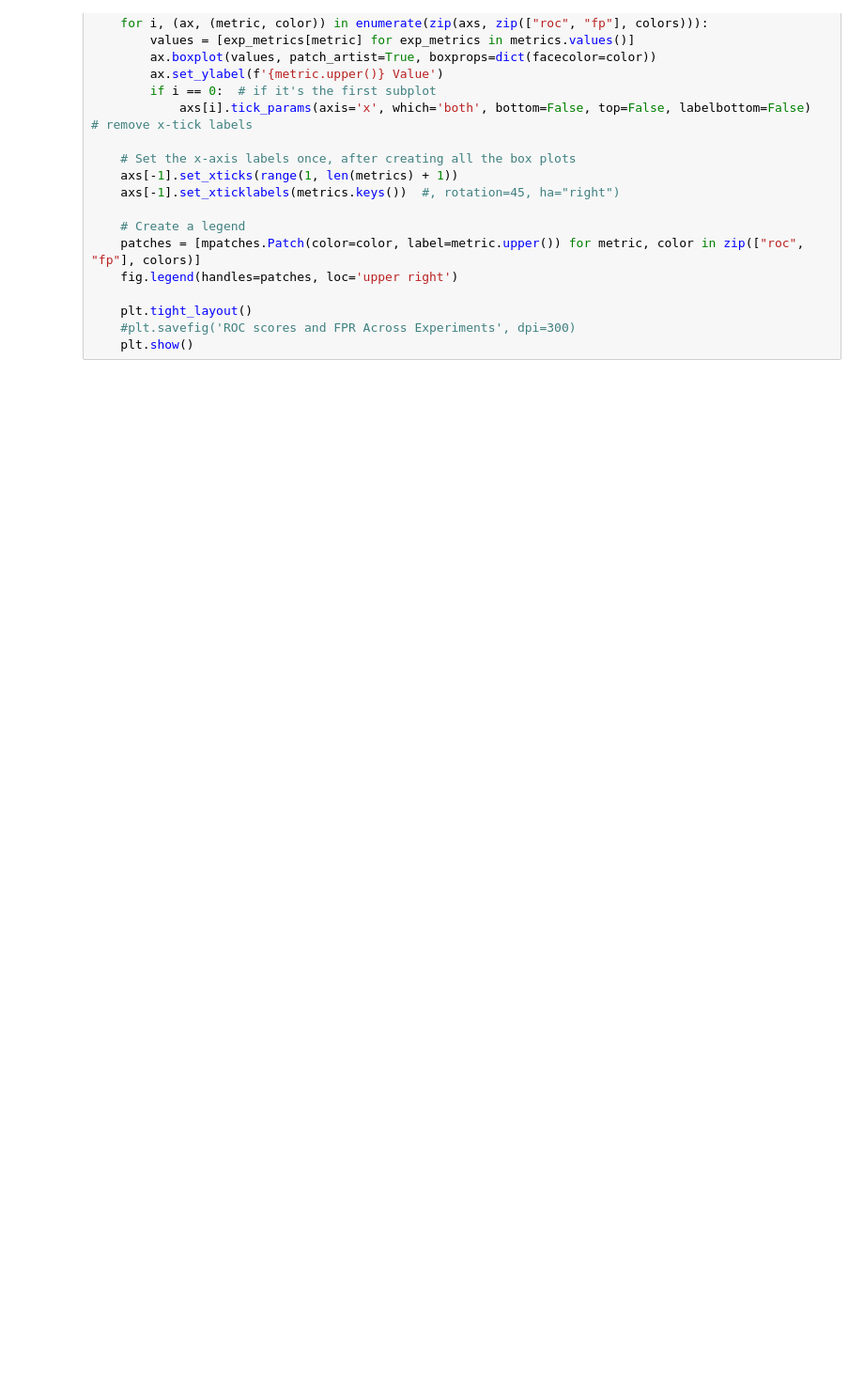
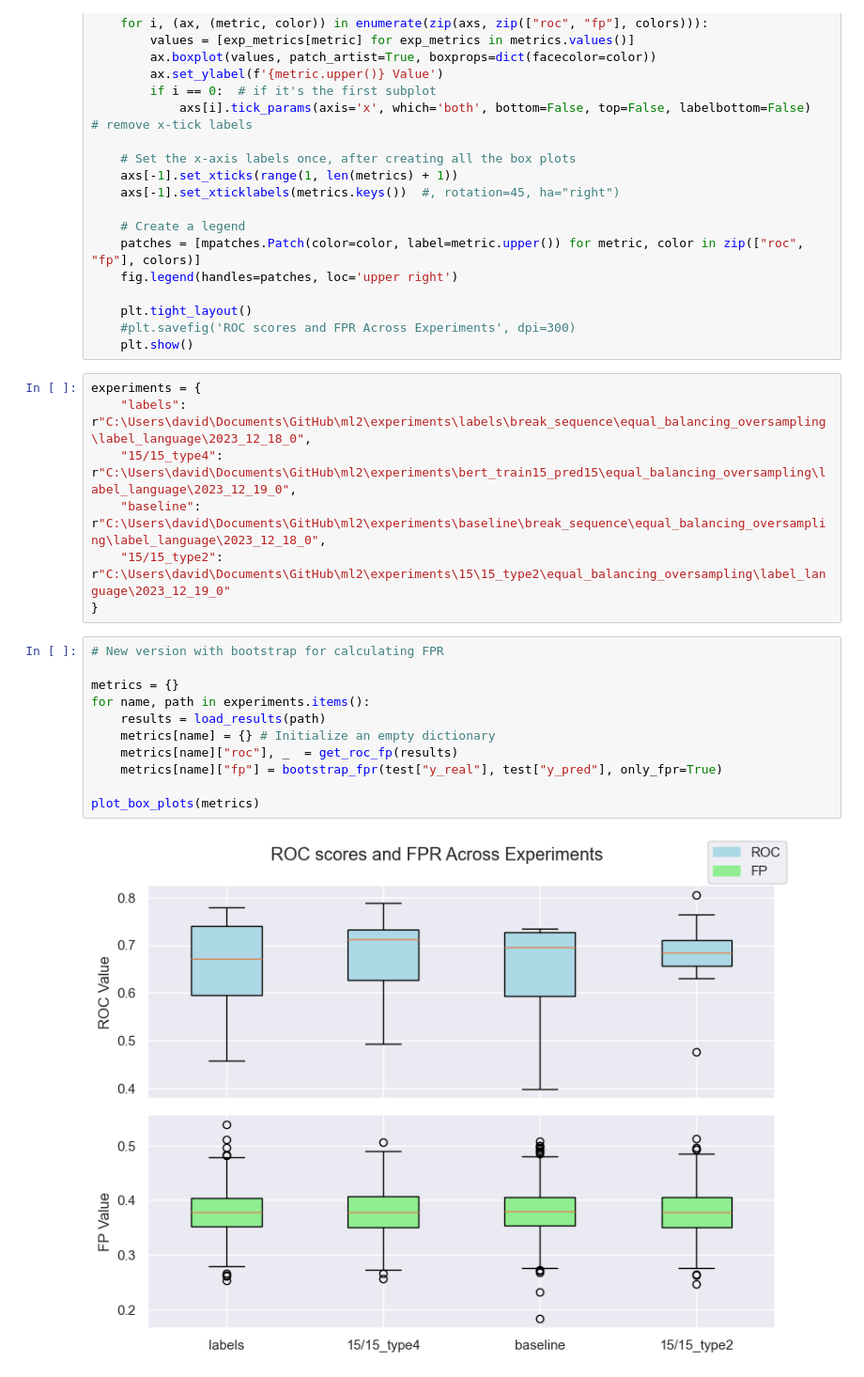
Before and after one commit to CS-433/ml-project-2-losmodelosmatemagicos, a Jupyter notebook: src/get_metrics_of_results.ipynb, the cells around one changed output. Shown at 94% size. Drawn from its saved outputs; the diff is of its cells as text; blank space fills up the shorter version.

```diff
--- a/src/get_metrics_of_results.ipynb
+++ b/src/get_metrics_of_results.ipynb
@@ -286,3 +301,23 @@ def plot_box_plots(metrics):
     plt.tight_layout()
     #plt.savefig('ROC scores and FPR Across Experiments', dpi=300)
     plt.show()
+# %%
+experiments = {
+    "labels": r"C:\Users\david\Documents\GitHub\ml2\experiments\labels\break_sequence\equal_balancing_oversampling\label_language\2023_12_18_0",
+    "15/15_type4": r"C:\Users\david\Documents\GitHub\ml2\experiments\bert_train15_pred15\equal_balancing_oversampling\label_language\2023_12_19_0",
+    "baseline": r"C:\Users\david\Documents\GitHub\ml2\experiments\baseline\break_sequence\equal_balancing_oversampling\label_language\2023_12_18_0",
+    "15/15_type2": r"C:\Users\david\Documents\GitHub\ml2\experiments\15\15_type2\equal_balancing_oversampling\label_language\2023_12_19_0"
+}
+# %%
+# New version with bootstrap for calculating FPR
+
+metrics = {}
+for name, path in experiments.items():
+    results = load_results(path)
+    metrics[name] = {} # Initialize an empty dictionary
+    metrics[name]["roc"], _  = get_roc_fp(results)
+    metrics[name]["fp"] = bootstrap_fpr(test["y_real"], test["y_pred"], only_fpr=True)
+
+plot_box_plots(metrics)
+# %% [output]
+[figure, added]
```
Also changed, not shown: parts of 7 cells of this notebook.
